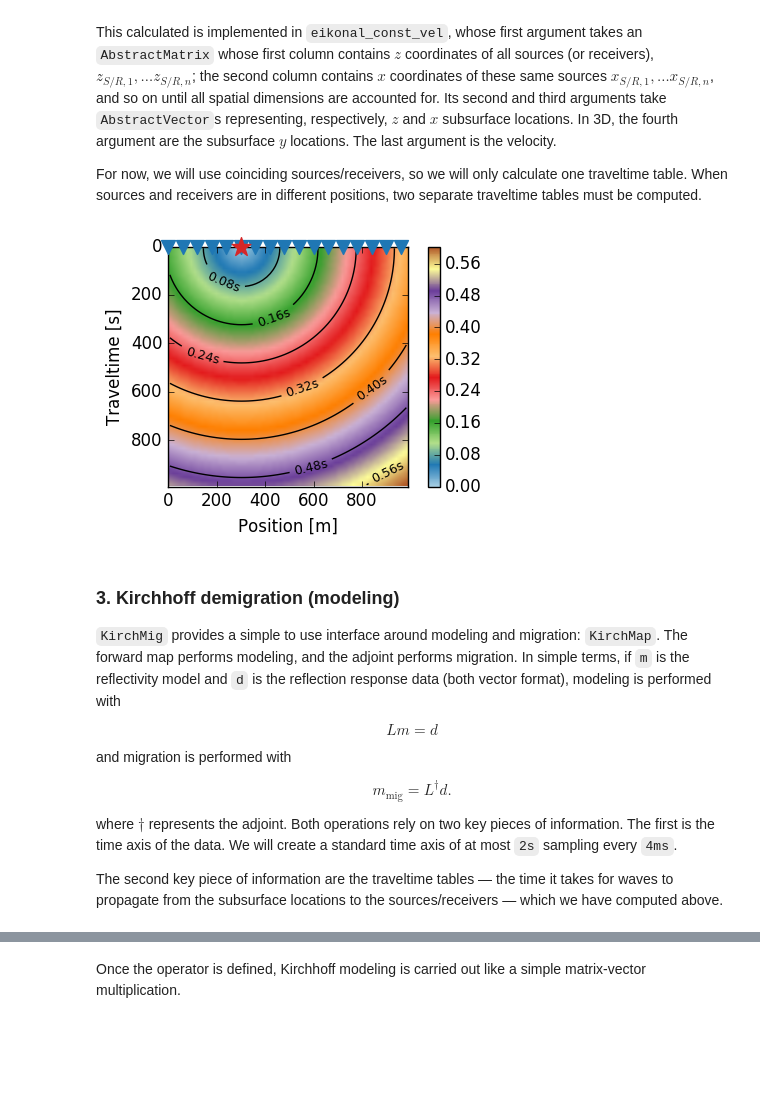
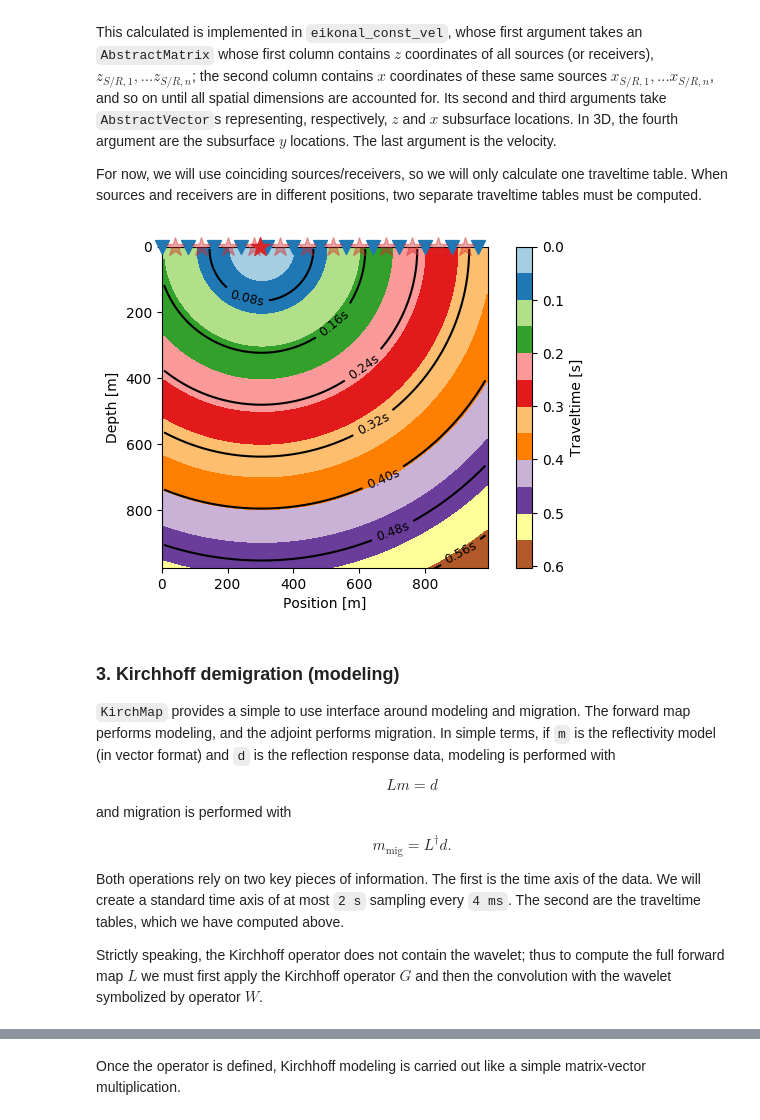
Before and after one commit to cako/KirchMig.jl, a Jupyter notebook: notebooks/LayerCake.ipynb, the cells around one changed output, grey strips where cells are left out. Cells and saved outputs as stored; diff of their text form; code cells hidden in the pictures; blank space fills up the shorter version.

Commit message:
v0.7 + convolution

```diff
--- a/notebooks/LayerCake.ipynb
+++ b/notebooks/LayerCake.ipynb
@@ -18,10 +21,16 @@ x = 0:dx:1000; nx = length(x)
 z = 0:dz:1000; nz = length(z)
 
 rho = 1000ones(nz, nx)
-rho[div(330,dx):end,:] += 1000
-rho[div(670,dz):end,:] -= 500
+rho[div(330,dx):end,:] .+= 1000
+rho[div(670,dz):end,:] .-= 500
 
-vel = similar(rho); vel .= 2000;
+vel = 2000 .+ zero(rho)
 
-blk = 1e-9rho.*vel.^2;
+imp = 1e-3rho.*vel;
+
+refl = [zeros(nx)'
+    (imp[2:end,:] .- imp[1:end-1,:])./(imp[2:end,:] .+ imp[1:end-1,:])]
+
+refl[div(nz, 2)-1, div(nx, 2)] += 0.2
+refl[div(nz, 2)+1, div(nx, 2)] += 0.2;
 # %%
@@ -89,24 +88,27 @@ ns = 50
 src_z = zeros(ns)
 src_x = 0:20:(ns-1)*20
 
-trav = km.eikonal_const_vel([src_z src_x], z, x, vel[1]);
+trav = KirchMig.eikonal_const_vel([src_z src_x], z, x, vel[1]);
 # %%
-fig, ax = plt.subplots(figsize=(5,3))
+fig, ax = plt.subplots(figsize=(6,4))
 cax = ax[:imshow](trav[:,:,div(ns,3)], extent=[x[1], x[end], z[end], z[1]], aspect="equal", cmap="Paired",
-    vmin=0, vmax=maximum(trav[:,:,div(ns,3)]))
-ax[:set](xlabel="Position [m]", ylabel="Depth [m]")
+    interpolation="bilinear", vmin=0, vmax=maximum(trav[:,:,div(ns,3)]))
 cbar = fig[:colorbar](cax, ax=ax)
-ax[:scatter](src_x[1:3:end], src_z[1:3:end], color="#1f77b4", marker="v", s=100, clip_on=false, zorder=100)
+cbar[:ax][:set](ylabel="Traveltime [s]")
+cbar[:ax][:invert_yaxis]()
+ax[:scatter](src_x[1:4:end], src_z[1:4:end], color="#1f77b4", marker="v", s=100, clip_on=false, zorder=100)
+ax[:scatter](src_x[3:4:end], src_z[3:4:end], color="#d62728", alpha=0.4, marker="*", s=200, clip_on=false, zorder=100)
 ax[:scatter](src_x[div(ns,3)], src_z[div(ns,3)], color="#d62728", marker="*", s=200, clip_on=false, zorder=100)
 con = ax[:contour](trav[:,:,div(ns,3)], extent=[x[1], x[end], z[end], z[1]], origin="upper", colors="k")
 plt.clabel(con, fontsize=9, inline=1, fmt="%1.2fs");
-ax[:set](ylabel="Traveltime [s]", xlim=(x[1], x[end]), ylim=(z[end], z[1]));
+ax[:set](xlabel="Position [m]", ylabel="Depth [m]", xlim=(x[1], x[end]), ylim=(z[end-1], z[1]))
+fig[:tight_layout]()
 # %% [output]
-[figure, old version]
+[figure, new version]
 # %% [markdown]
 ### 3. Kirchhoff demigration (modeling)
 
-`KirchMig` provides a simple to use interface around modeling and migration: `KirchMap`. The forward map performs modeling, and the adjoint performs migration. In simple terms, if `m` is the reflectivity model and `d` is the reflection response data (both vector format), modeling is performed with
+`KirchMap` provides a simple to use interface around modeling and migration. The forward map performs modeling, and the adjoint performs migration. In simple terms, if `m` is the reflectivity model (in vector format) and `d` is the reflection response data, modeling is performed with
 
 $$ Lm = d $$
 
@@ -114,8 +116,8 @@ and migration is performed with
 
 $$ m_\text{mig} = L^\dagger d.$$
 
-where $\dagger$ represents the adjoint. Both operations rely on two key pieces of information. The first is the time axis of the data. We will create a standard time axis of at most `2s` sampling every `4ms`.
+Both operations rely on two key pieces of information. The first is the time axis of the data. We will create a standard time axis of at most `2 s` sampling every `4 ms`. The second are the traveltime tables, which we have computed above.
 
-The second key piece of information are the traveltime tables — the time it takes for waves to propagate from the subsurface locations to the sources/receivers — which we have computed above.
+Strictly speaking, the Kirchhoff operator does not contain the wavelet; thus to compute the full forward map $L$ we must first apply the Kirchhoff operator $G$ and then the convolution with the wavelet symbolized by operator $W$.
 # %%
 t = 0:0.008:1; nt = length(t)
```
Also changed, not shown: parts of 21 cells of this notebook, 1 other file.
